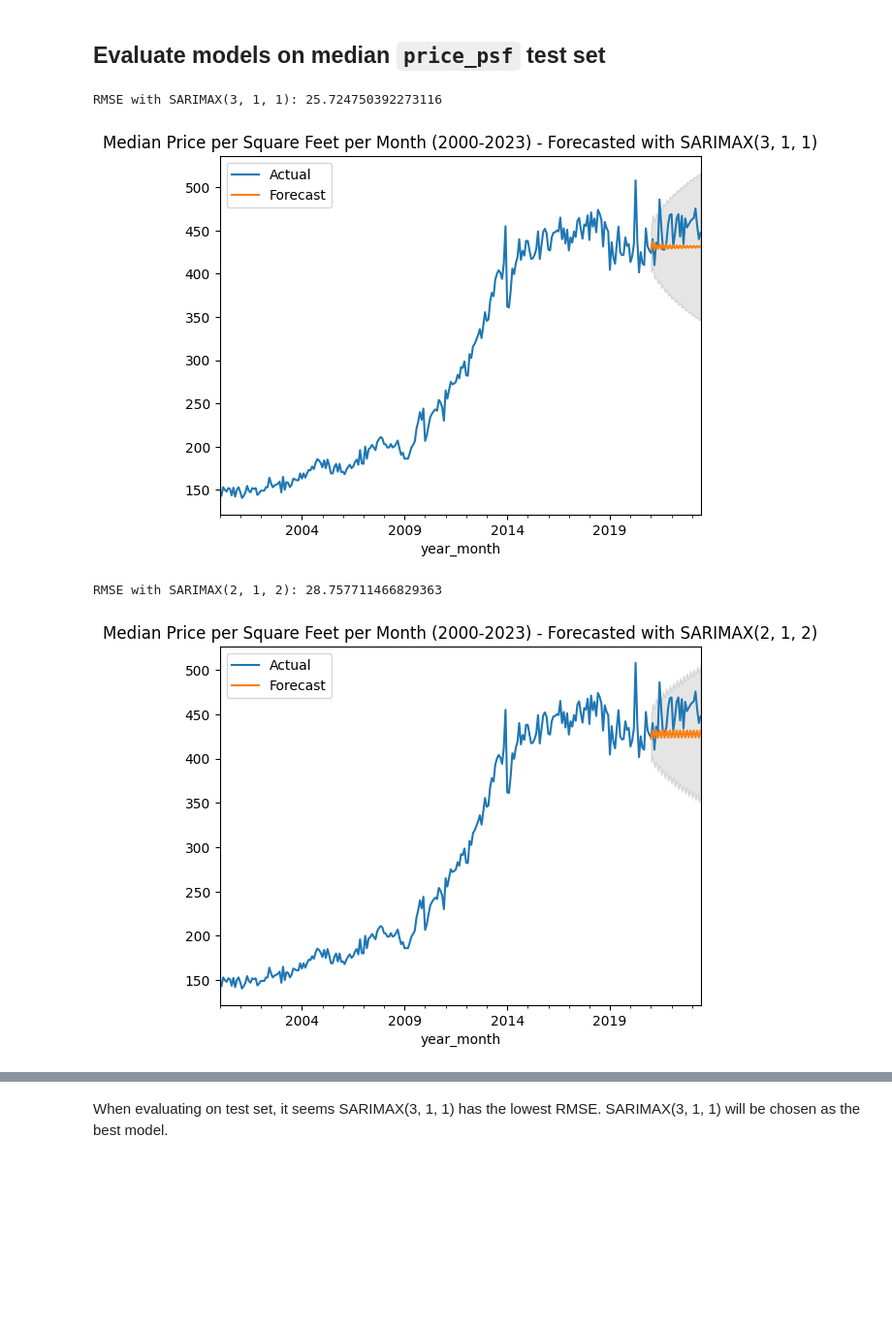
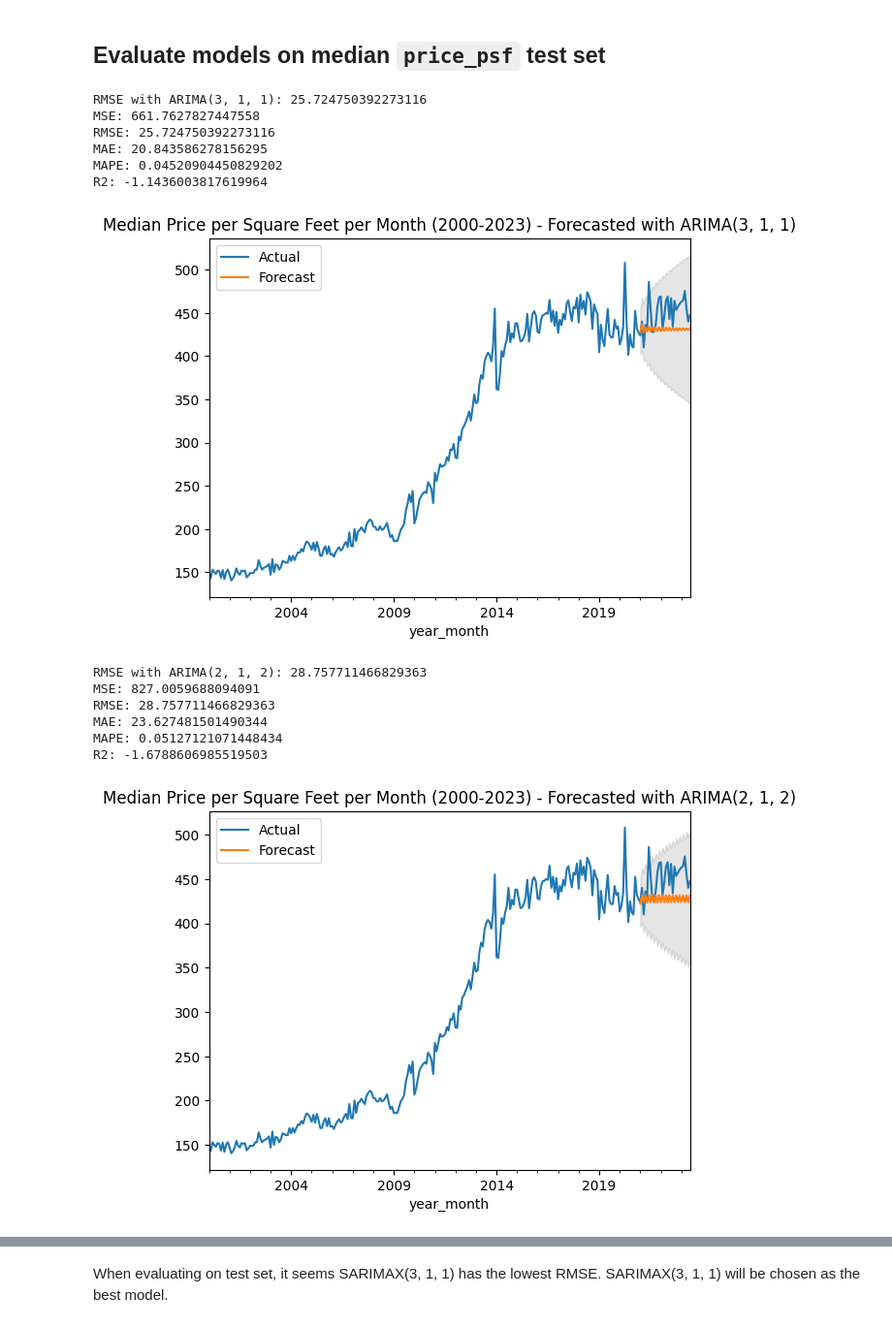
Before and after one commit to yuenherny/kl-house-price-forecasting, a Jupyter notebook: notebooks/Transactions - 06 Time Series Modelling.ipynb, the cells around one changed output, grey strips where cells are left out. Shown at 97% size. Cells and saved outputs as stored; diff of their text form; code cells hidden in the pictures; blank space fills up the shorter version.

```diff
--- a/notebooks/Transactions - 06 Time Series Modelling.ipynb
+++ b/notebooks/Transactions - 06 Time Series Modelling.ipynb
@@ -1253,11 +1283,13 @@ def plot_mean_forecast(model, data, order, forecast_length=12, verbose=False):
 # %%
 best_orders = [(3, 1, 2), (2, 2, 2), (2, 2, 4), (1, 2, 1)]
 forecast_length = 30
+arima_test_results = []
 
 mean_monthly_price_psf = monthly_price_psf['mean_price_psf']
 
 for best_order in best_orders:
     with warnings.catch_warnings():
         warnings.filterwarnings('ignore')
-        plot_mean_forecast(SARIMAX, mean_monthly_price_psf, best_order, forecast_length)
+        result = plot_arma_mean_forecast(ARIMA, mean_monthly_price_psf, best_order, forecast_length)
+        arima_test_results.append(result)
 # %% [output]
@@ -1271,0 +1324,8 @@ RMSE with SARIMAX(1, 2, 1): 25.95401118056924
+# %%
+sarima_test_results = []
+
+for best_order in best_orders:
+    with warnings.catch_warnings():
+        warnings.filterwarnings('ignore')
+        result = plot_arma_mean_forecast(SARIMAX, mean_monthly_price_psf, best_order, forecast_length)
+        sarima_test_results.append(result)
@@ -1273,0 +1398,6 @@ When evaluating on test set, it seems SARIMAX(2, 2, 4) has the lowest RMSE. SARI
+# %%
+best_period = 11
+holtwinters_test_results = []
+
+result = plot_holtwinters_mean_forecast(mean_monthly_price_psf, best_period, forecast_length)
+holtwinters_test_results.append(result)
@@ -1705,7 +1981,7 @@ Let's evaluate on test set.
 # %% [markdown]
 ## Evaluate models on median `price_psf` test set
 # %%
-def plot_median_forecast(model, data, order, forecast_length=12, verbose=False):
+def plot_arma_median_forecast(model, data, order, forecast_length=12, verbose=False):
     train = data.iloc[:-forecast_length]
     val = data.iloc[-forecast_length:]
 
@@ -1718,6 +1994,7 @@ def plot_median_forecast(model, data, order, forecast_length=12, verbose=False):
     if verbose:
         print(model.summary())
     print(f'RMSE with {model_name}{order}: {mean_squared_error(val, forecast, squared=False)}')
+    result = evaluate_model(val, forecast)
 
     data.plot(
         kind='line',
@@ -1729,18 +2006,36 @@ def plot_median_forecast(model, data, order, forecast_length=12, verbose=False):
     plt.fill_between(model_forecast.index, model_forecast['mean_ci_lower'], model_forecast['mean_ci_upper'], color='k', alpha=0.1)
     plt.legend(['Actual', 'Forecast'])
     plt.show()
+
+    return {
+        'model': model_name,
+        'order': order,
+        **result,
+    }
 # %%
 best_orders = [(3, 1, 1), (2, 1, 2), (2, 2, 7), (1, 1, 1)]
 forecast_length = 30
+arima_test_results = []
 
 median_monthly_price_psf = monthly_price_psf['median_price_psf']
 
 for best_order in best_orders:
     with warnings.catch_warnings():
         warnings.filterwarnings('ignore')
-        plot_median_forecast(SARIMAX, median_monthly_price_psf, best_order, forecast_length)
+        result = plot_arma_median_forecast(ARIMA, median_monthly_price_psf, best_order, forecast_length)
+        arima_test_results.append(result)
 # %% [output]
-RMSE with SARIMAX(3, 1, 1): 25.724750392273116
+RMSE with ARIMA(3, 1, 1): 25.724750392273116
+MSE: 661.7627827447558
+RMSE: 25.724750392273116
+MAE: 20.843586278156295
+MAPE: 0.04520904450829202
+R2: -1.1436003817619964
-[figure, old version]
+[figure, new version]
-RMSE with SARIMAX(2, 1, 2): 28.757711466829363
+RMSE with ARIMA(2, 1, 2): 28.757711466829363
+MSE: 827.0059688094091
+RMSE: 28.757711466829363
+MAE: 23.627481501490344
+MAPE: 0.05127121071448434
+R2: -1.6788606985519503
-[figure, old version]
+[figure, new version]
```
Also changed, not shown: parts of 52 cells of this notebook.
